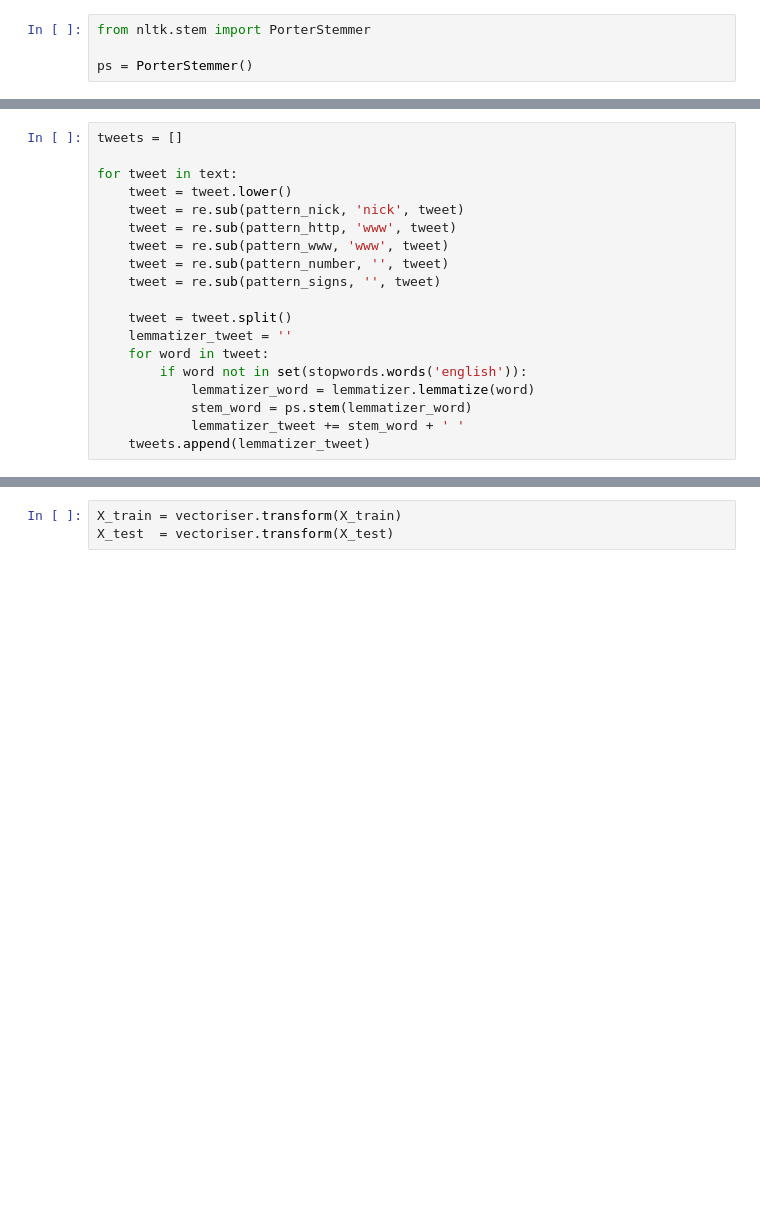
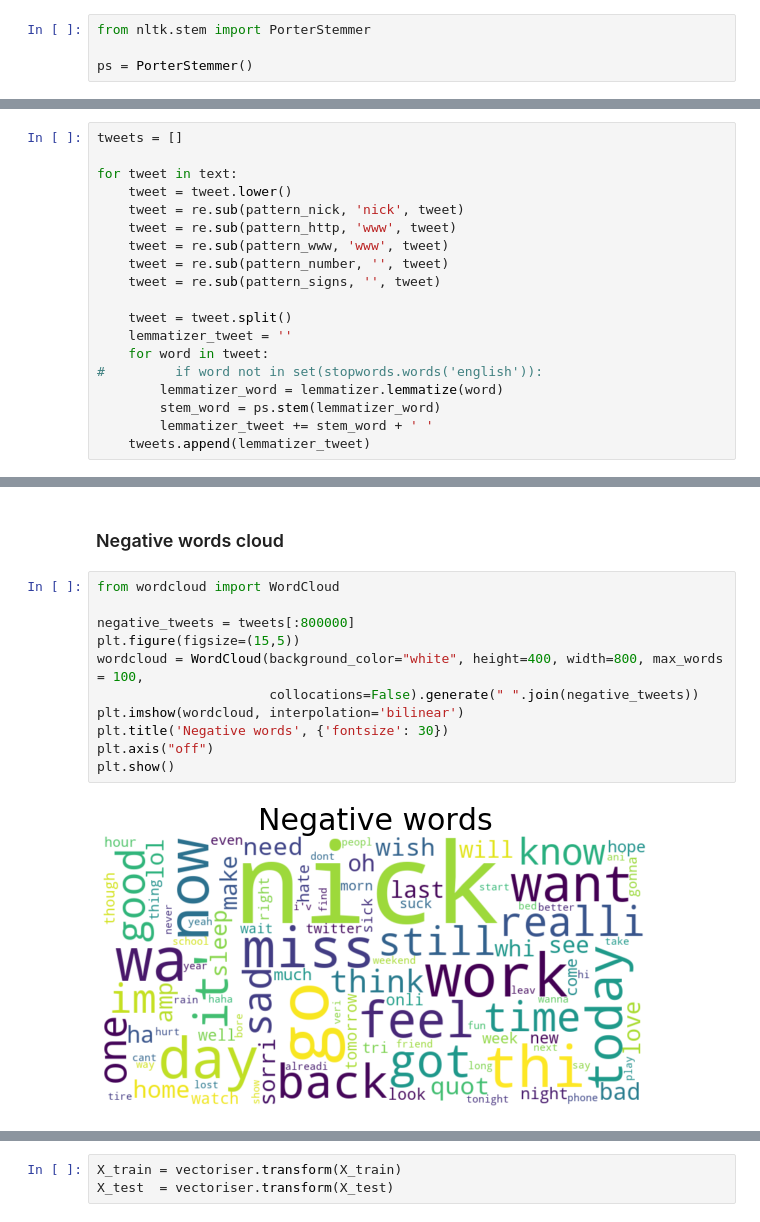
Before and after one commit to angelikakw/sentiment-analysis, a Jupyter notebook: analysis.ipynb, the cells around one changed output, grey strips where cells are left out. Drawn from its saved outputs; the diff is of its cells as text; blank space fills up the shorter version.

Commit message:
Words cloud

```diff
--- a/analysis.ipynb
+++ b/analysis.ipynb
@@ -67,8 +94,8 @@ for tweet in text:
     tweet = tweet.split()
     lemmatizer_tweet = ''
     for word in tweet:
-        if word not in set(stopwords.words('english')):
-            lemmatizer_word = lemmatizer.lemmatize(word)
-            stem_word = ps.stem(lemmatizer_word)
-            lemmatizer_tweet += stem_word + ' '
+#         if word not in set(stopwords.words('english')):
+        lemmatizer_word = lemmatizer.lemmatize(word)
+        stem_word = ps.stem(lemmatizer_word)
+        lemmatizer_tweet += stem_word + ' '
     tweets.append(lemmatizer_tweet)
@@ -74,0 +110,15 @@ for tweet in text:
+# %% [markdown]
+### Negative words cloud
+# %%
+from wordcloud import WordCloud
+
+negative_tweets = tweets[:800000]
+plt.figure(figsize=(15,5))
+wordcloud = WordCloud(background_color="white", height=400, width=800, max_words = 100,
+                      collocations=False).generate(" ".join(negative_tweets))
+plt.imshow(wordcloud, interpolation='bilinear')
+plt.title('Negative words', {'fontsize': 30})
+plt.axis("off")
+plt.show()
+# %% [output]
+[figure, added]
```
Also changed, not shown: parts of 15 cells of this notebook.
